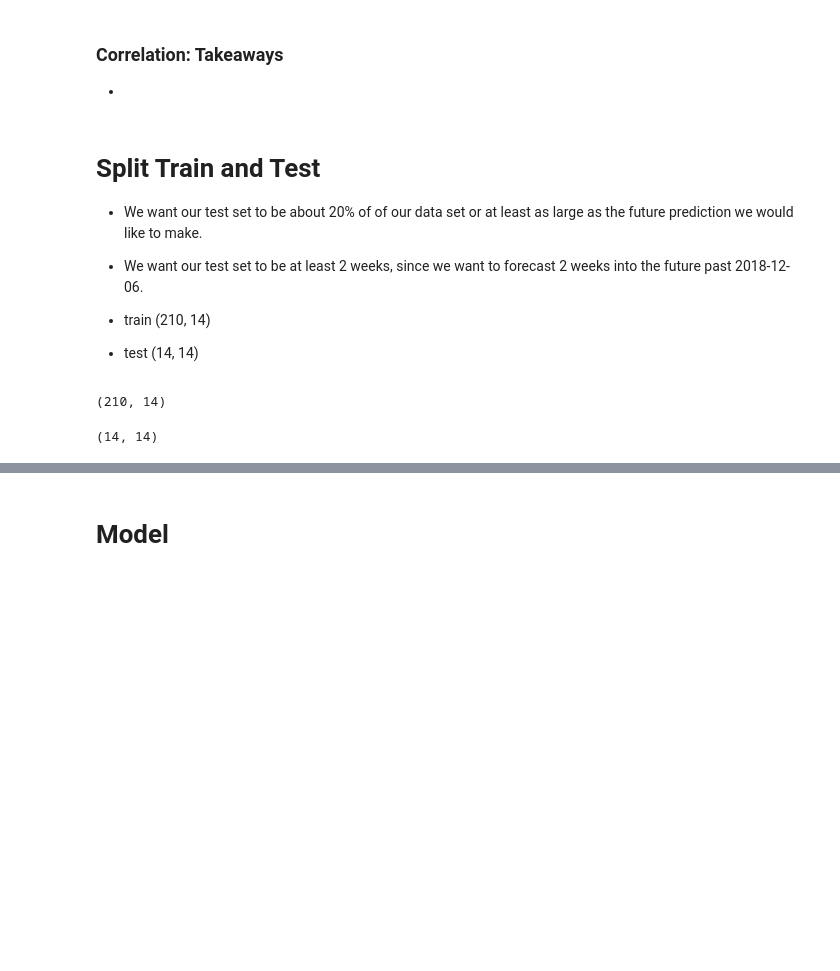
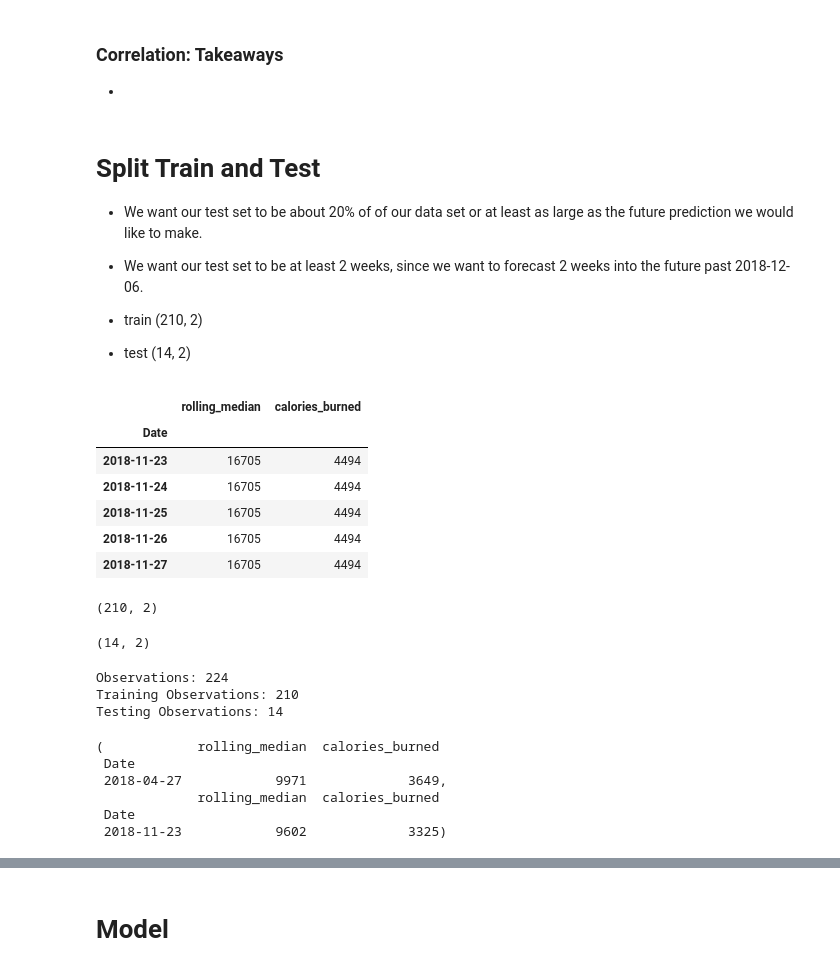
Before and after one commit to U-Gotta-Have-Faith/time_series, a Jupyter notebook: Sean _faith_acquire-Copy1.ipynb, the cells around one changed output, grey strips where cells are left out. Saved outputs shown, nothing was run; the diff lists cells and outputs as text; code cells hidden in the pictures; blank space fills up the shorter version.

```diff
--- a/Sean _faith_acquire-Copy1.ipynb
+++ b/Sean _faith_acquire-Copy1.ipynb
@@ -621,9 +734,14 @@ dtype: float64
 
 - We want our test set to be at least 2 weeks, since we want to forecast 2 weeks into the future past 2018-12-06.
 
-- train (210, 14)
+- train (210, 2)
 
-- test (14, 14)
+- test (14, 2)
+# %%
+target_vars = ['rolling_median', 'calories_burned']
+df = df.resample('D')[target_vars].sum()
 # %%
 train = df.loc[:'2018-11-22']
 test = df.loc['2018-11-23':]
+# %%
+yhat = pd.DataFrame(test[target_vars])
@@ -630,8 +751,18 @@ test = df.loc['2018-11-23':]
+# %%
+yhat.head()
+# %% [output]
+|  | rolling_median | calories_burned |
+| Date |  |  |
+| 2018-11-23 | 16705 | 4494 |
+| 2018-11-24 | 16705 | 4494 |
+| 2018-11-25 | 16705 | 4494 |
+| 2018-11-26 | 16705 | 4494 |
+| 2018-11-27 | 16705 | 4494 |
 # %%
 train.shape
 # %% [output]
-(210, 14)
+(210, 2)
 # %%
 test.shape
 # %% [output]
-(14, 14)
+(14, 2)
@@ -640,3 +769,20 @@ target_vars = ['steps']
+# %%
+print('Observations: %d' % (len(df)))
+print('Training Observations: %d' % (len(train)))
+print('Testing Observations: %d' % (len(test)))
+# %% [output]
+Observations: 224
+Training Observations: 210
+Testing Observations: 14
+# %%
+train.head(1), test.head(1)
+# %% [output]
+(            rolling_median  calories_burned
+ Date
+ 2018-04-27            9971             3649,
+             rolling_median  calories_burned
+ Date
+ 2018-11-23            9602             3325)
 # %%
 # validate train test split
 
```
Also changed, not shown: parts of 19 cells of this notebook.
